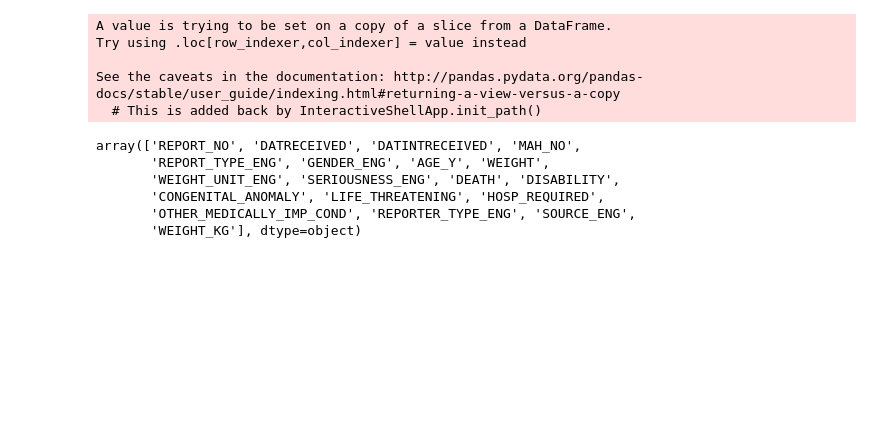
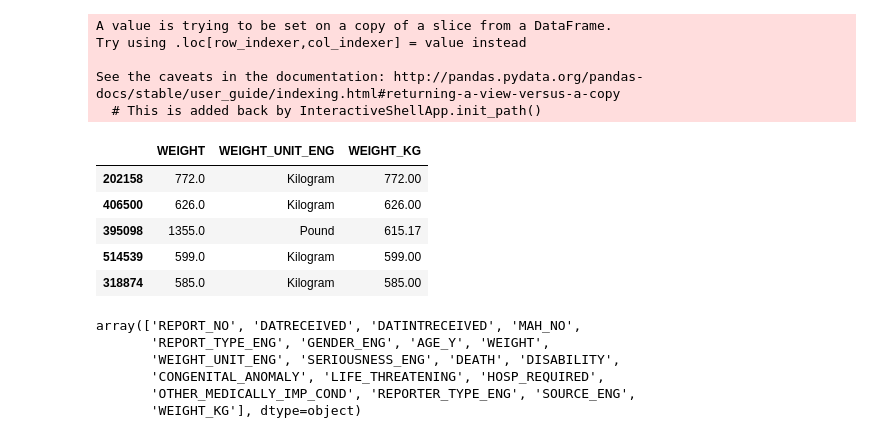
Before and after one commit to laetitiatam/ckme136, a Jupyter notebook: Process CVADR (Clean).ipynb, the cells around one changed output. Drawn from its saved outputs; the diff is of its cells as text; code cells hidden in the pictures; blank space fills up the shorter version.

```diff
--- a/Process CVADR (Clean).ipynb
+++ b/Process CVADR (Clean).ipynb
@@ -52,9 +51,9 @@ reports_a = reports[reports.AGE_Y <= 122]
 Convert all weights to kilograms.
 # %%
 def fix_weight(row):
-    if row['WEIGHT_UNIT_ENG']=='Kilograms':
+    if row['WEIGHT_UNIT_ENG']=='Kilogram':
         return row['WEIGHT']
-    if row['WEIGHT_UNIT_ENG']=='Pounds':
+    if row['WEIGHT_UNIT_ENG']=='Pound':
         return row['WEIGHT']*.454
     if row['WEIGHT_UNIT_ENG']=='Ounces':
         return row['WEIGHT']*0.0283495
@@ -70,6 +69,15 @@ Try using .loc[row_indexer,col_indexer] = value instead
 
 See the caveats in the documentation: http://pandas.pydata.org/pandas-docs/stable/user_guide/indexing.html#returning-a-view-versus-a-copy
   # This is added back by InteractiveShellApp.init_path()
+# %%
+reports_a[reports_a['WEIGHT'].notnull()][['WEIGHT', 'WEIGHT_UNIT_ENG','WEIGHT_KG']].sort_values(by='WEIGHT_KG', ascending=False).head()
+# %% [output]
+|  | WEIGHT | WEIGHT_UNIT_ENG | WEIGHT_KG |
+| 202158 | 772.0 | Kilogram | 772.00 |
+| 406500 | 626.0 | Kilogram | 626.00 |
+| 395098 | 1355.0 | Pound | 615.17 |
+| 514539 | 599.0 | Kilogram | 599.00 |
+| 318874 | 585.0 | Kilogram | 585.00 |
 # %%
 reports_a.columns.values
 # %% [output]
```
Also changed, not shown: parts of 3 cells of this notebook, 1 other file.
